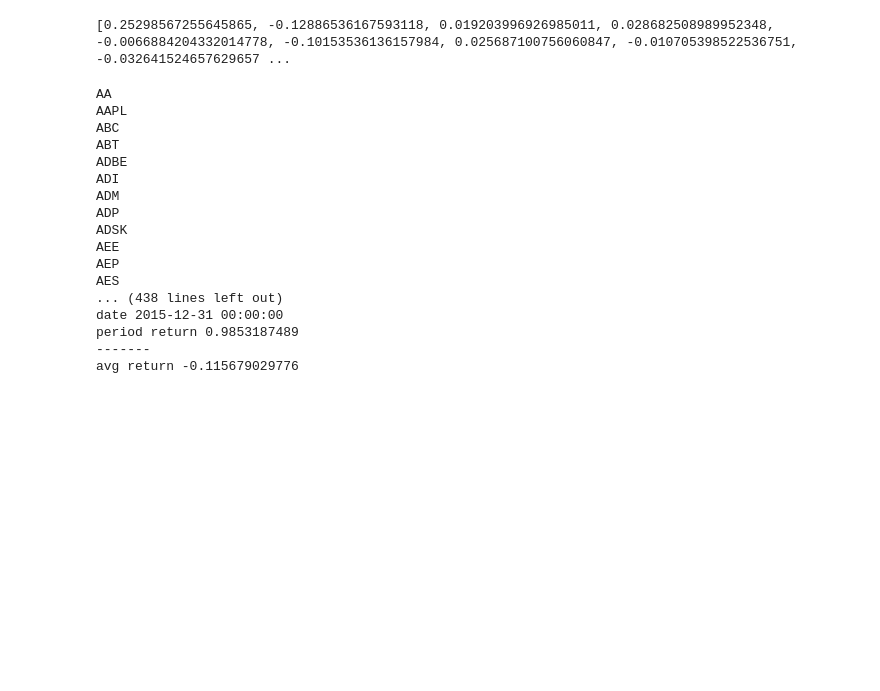
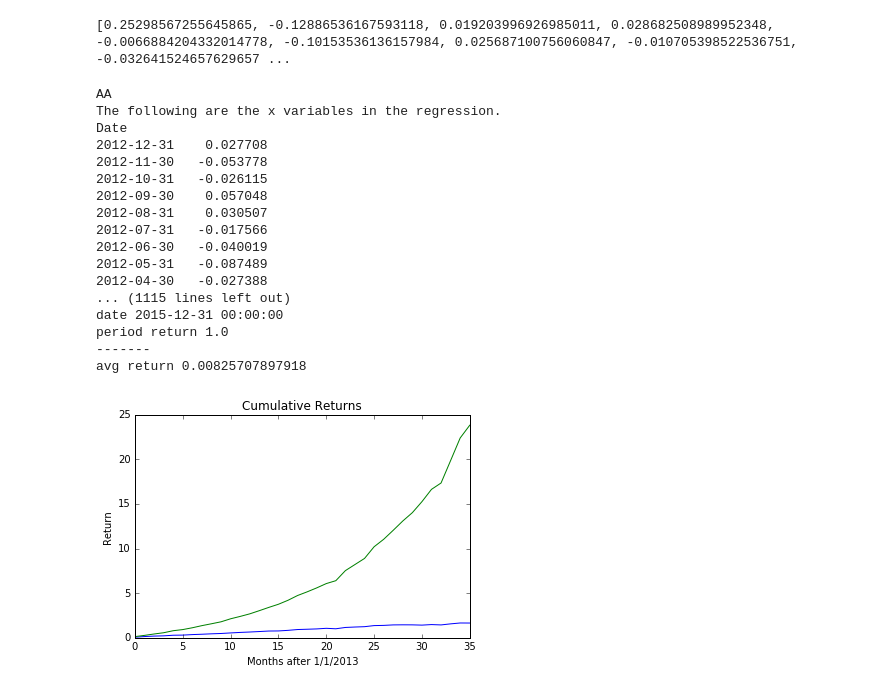
Before and after one commit to Antwoord/algo-ieore4733-proj, a Jupyter notebook: jegadeesh.ipynb, the cells around one changed output. Cells and saved outputs as stored; diff of their text form; code cells hidden in the pictures; blank space fills up the shorter version.

Commit message:
added print statements

```diff
--- a/jegadeesh.ipynb
+++ b/jegadeesh.ipynb
@@ -104,12 +101,12 @@ print(list(avg_coefs))
 dataset = sp500_tickers_joey[:]
 
 # take list of stocks
-st = dt.datetime(2010,1,1)
+st = dt.datetime(2009,1,1)
 en = dt.datetime(2016,1,1)
 #ours
-#regr_coef = np.array([0.25298567255645865, -0.12886536167593118, 0.019203996926985011, 0.028682508989952348, -0.0066884204332014778, -0.10153536136157984, 0.025687100756060847, -0.010705398522536751, -0.032641524657629657, -0.042552908843307105, 0.0042183541030977626, -0.044232746890859702, -0.030952224152683578, -0.014879969341961664, 0.0028323358461219473, -0.0060362359252851142])
+regr_coef = np.array([0.25298567255645865, -0.12886536167593118, 0.019203996926985011, 0.028682508989952348, -0.0066884204332014778, -0.10153536136157984, 0.025687100756060847, -0.010705398522536751, -0.032641524657629657, -0.042552908843307105, 0.0042183541030977626, -0.044232746890859702, -0.030952224152683578, -0.014879969341961664, 0.0028323358461219473, -0.0060362359252851142])
 # jegadeesh
-regr_coef = np.array([-.0923,-.0073,.0208,.0154,.0148,.0205,.0087,.0065,.0178,.0151,.0224,.0339,.0171,.0187,-.0033,.0135])
+#regr_coef = np.array([-.0923,-.0073,.0208,.0154,.0148,.0205,.0087,.0065,.0178,.0151,.0224,.0339,.0171,.0187,-.0033,.0135])
 #regr_coef = -np.zeros(16)
 
 exp_ret = np.zeros([12*3,len(dataset)])
@@ -127,7 +124,7 @@ for ticker in dataset:
         print(ticker, "error")
         continue
 
-    mdata = data.resample("M").pct_change().dropna()
+    mdata = data.resample("M").pct_change()
 
     adj_close = mdata["Adj Close"]
 
@@ -137,16 +134,28 @@ for ticker in dataset:
             #print(adj_close.index[i])
             x_row = np.zeros(16) # 1-12 months, 24m, 36m, 1 constant, 1 january
             x_row[0:12] = adj_close[i-12:i].values[::-1]
+            print("The following are the x variables in the regression.")
+            print(adj_close[i-12:i][::-1])
+            print()
+            print("The following is the y in the regression.")
+            print(adj_close[i:i+1])
+            print()
             x_row[12] = adj_close[i-24]
             x_row[13] = adj_close[i-36]
             x_row[14] = 1
             if adj_close.index[i].month == 1:
                 x_row[15] = 1
 
+            print("The returns above get stored in the x_row vector, matching up to the regression coefficients.")
+            print("x_row",x_row)
+            print()
+            print("k,t", k,t)
             exp_ret[k,t] = np.dot(x_row, regr_coef)
             act_ret[k,t] = adj_close[i]
+            print("expected return",exp_ret[k,t],"actual return",act_ret[k,t])
             k += 1
 
+    break
     t += 1  # count ticker
 
 exp_ret_df = pd.DataFrame(data=exp_ret, index=pd.date_range(start=dt.datetime(2013,1,1), end=dt.datetime(2016,1,1),freq='M'),columns = dataset)
@@ -170,22 +179,22 @@ for index, row in exp_ret_df.iterrows():
 print("avg return", np.prod(frets)-1)
 # %% [output]
 AA
-AAPL
-ABC
-ABT
-ADBE
-ADI
-ADM
-ADP
-ADSK
-AEE
-AEP
-AES
-... (438 lines left out)
+The following are the x variables in the regression.
+Date
+2012-12-31    0.027708
+2012-11-30   -0.053778
+2012-10-31   -0.026115
+2012-09-30    0.057048
+2012-08-31    0.030507
+2012-07-31   -0.017566
+2012-06-30   -0.040019
+2012-05-31   -0.087489
+2012-04-30   -0.027388
+... (1115 lines left out)
 date 2015-12-31 00:00:00
-period return 0.9853187489
+period return 1.0
 -------
-avg return -0.115679029776
+avg return 0.00825707897918
 # %%
 plt.plot(np.cumprod(frets)-1)
 plt.title('Cumulative Returns')
@@ -193,18 +202,21 @@ plt.xlabel('Months after 1/1/2013')
 plt.ylabel('Return %')
 plt.show()
 # %%
-#ourfrets = frets[:]
-jegfrets = frets[:]
+ourfrets = frets[:]
+#maxfrets = frets[:]
+#jegfrets = frets[:]
 #mktfrets = frets[:]
 #jegfretsaug = frets[:]
 # %%
 plt.plot(np.cumprod(ourfrets)-1)
-plt.plot(np.cumprod(jegfrets)-1)
-plt.plot(np.cumprod(mktfrets)-1)
+plt.plot(np.cumprod(maxfrets)-1)
+#plt.plot(np.cumprod(mktfrets)-1)
 plt.title('Cumulative Returns')
 plt.xlabel('Months after 1/1/2013')
 plt.ylabel('Return')
 plt.show()
+# %% [output]
+[figure, added]
 # %%
 # Autocorrelation
 
```
Also changed, not shown: parts of 2 cells of this notebook.
